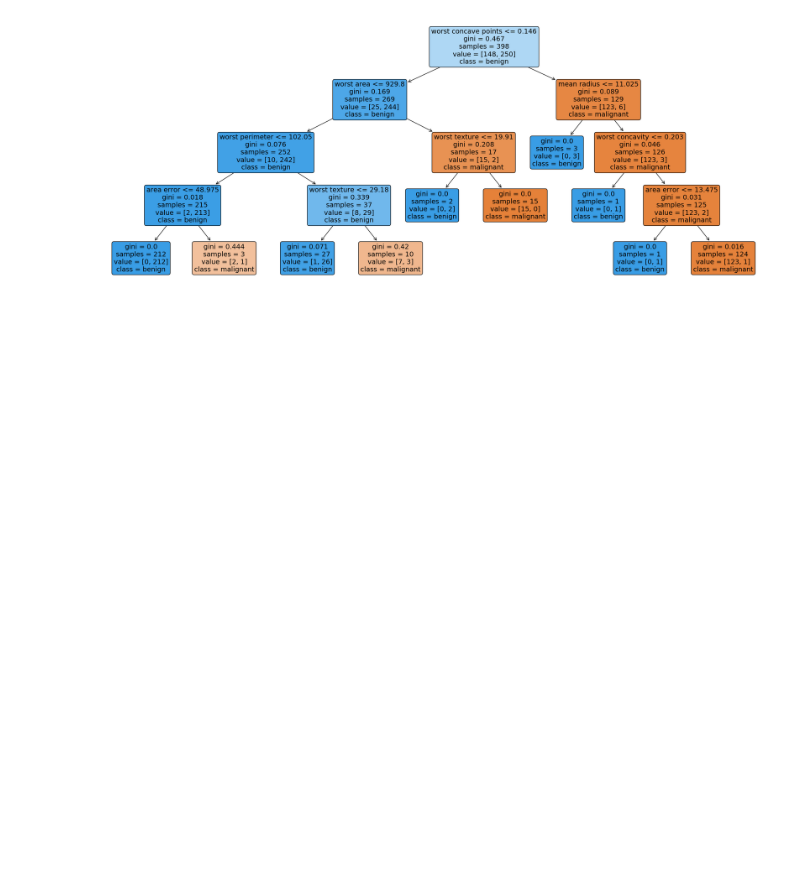
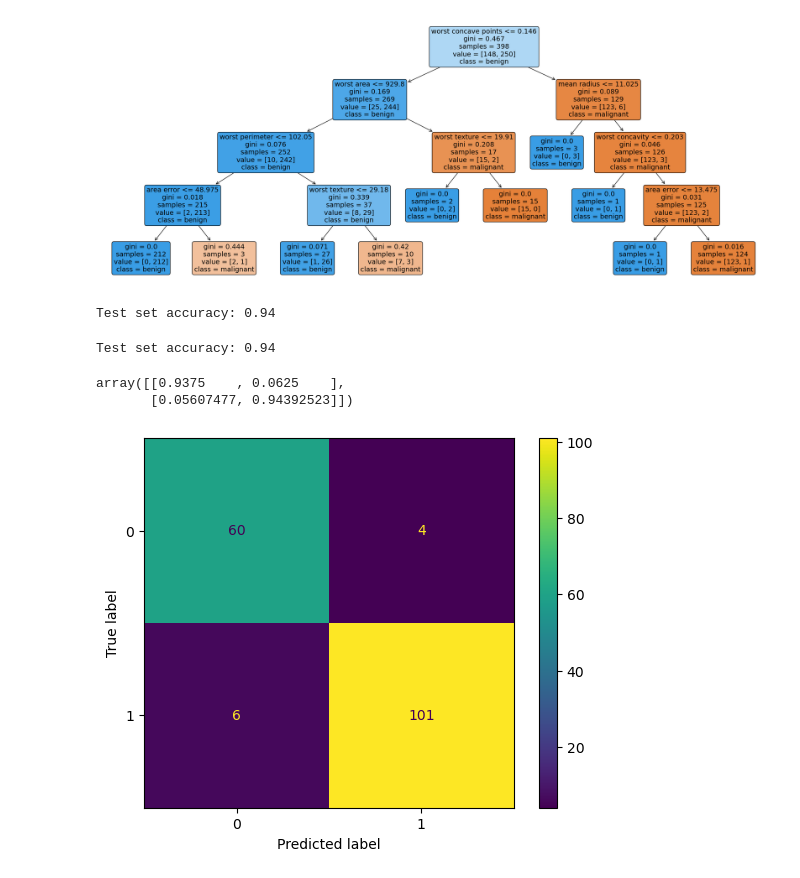
Before and after one commit to Gaurav-ABS/Computational-Machine-Learning, a Jupyter notebook: Tree_Model_Classification Decision Tree.ipynb, the cells around one changed output. Saved outputs shown, nothing was run; the diff lists cells and outputs as text; code cells hidden in the pictures; blank space fills up the shorter version.

```diff
--- a/Tree_Model_Classification Decision Tree.ipynb
+++ b/Tree_Model_Classification Decision Tree.ipynb
@@ -241,3 +303,39 @@ plot_cancer_data = plot_tree(clf_tree,
                       fontsize=14)
 # %% [output]
 [figure]
+# %%
+# Evaluate the classification tress
+
+# Import accuracy_score
+from sklearn.metrics import accuracy_score
+
+# Compute test set accuracy
+acc = accuracy_score(y_test, y_pred)
+print("Test set accuracy: {:.2f}".format(acc))
+# %% [output]
+Test set accuracy: 0.94
+# %%
+# Evaluate the classification tress
+
+# Import accuracy_score
+from sklearn.metrics import accuracy_score
+
+# Compute test set accuracy
+acc = accuracy_score(y_test, y_pred)
+print("Test set accuracy: {:.2f}".format(acc))
+# %% [output]
+Test set accuracy: 0.94
+# %%
+# confusion matrix without normalization
+confusion_matrix(y_test, y_pred, normalize='true')
+# %% [output]
+array([[0.9375    , 0.0625    ],
+       [0.05607477, 0.94392523]])
+# %%
+# confusion matrix display
+from sklearn.metrics import ConfusionMatrixDisplay
+
+ConfusionMatrixDisplay.from_predictions(y_test, y_pred)
+plt.show()
+# %% [output]
+[figure, added]
```
Also changed, not shown: parts of 12 cells of this notebook.
